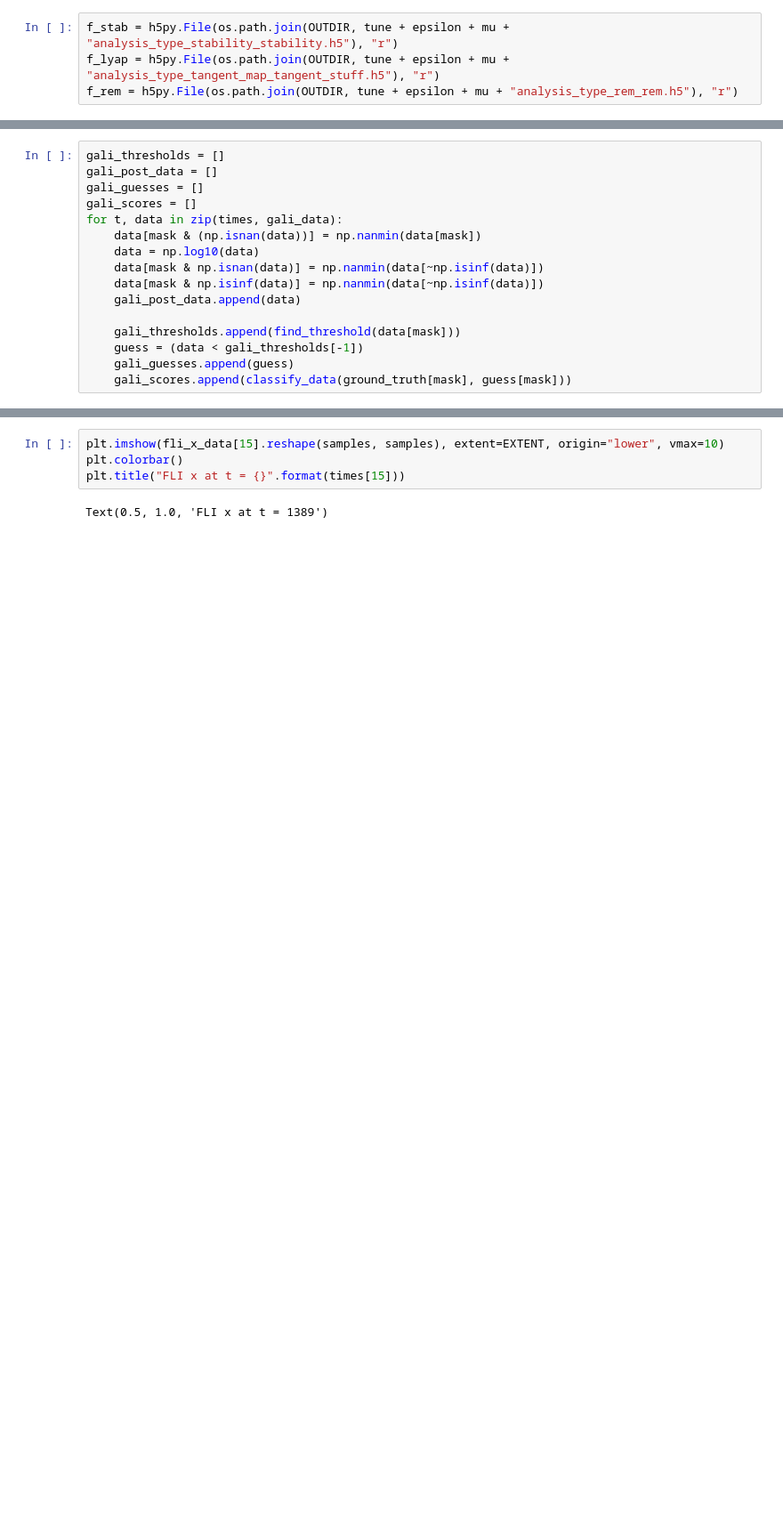
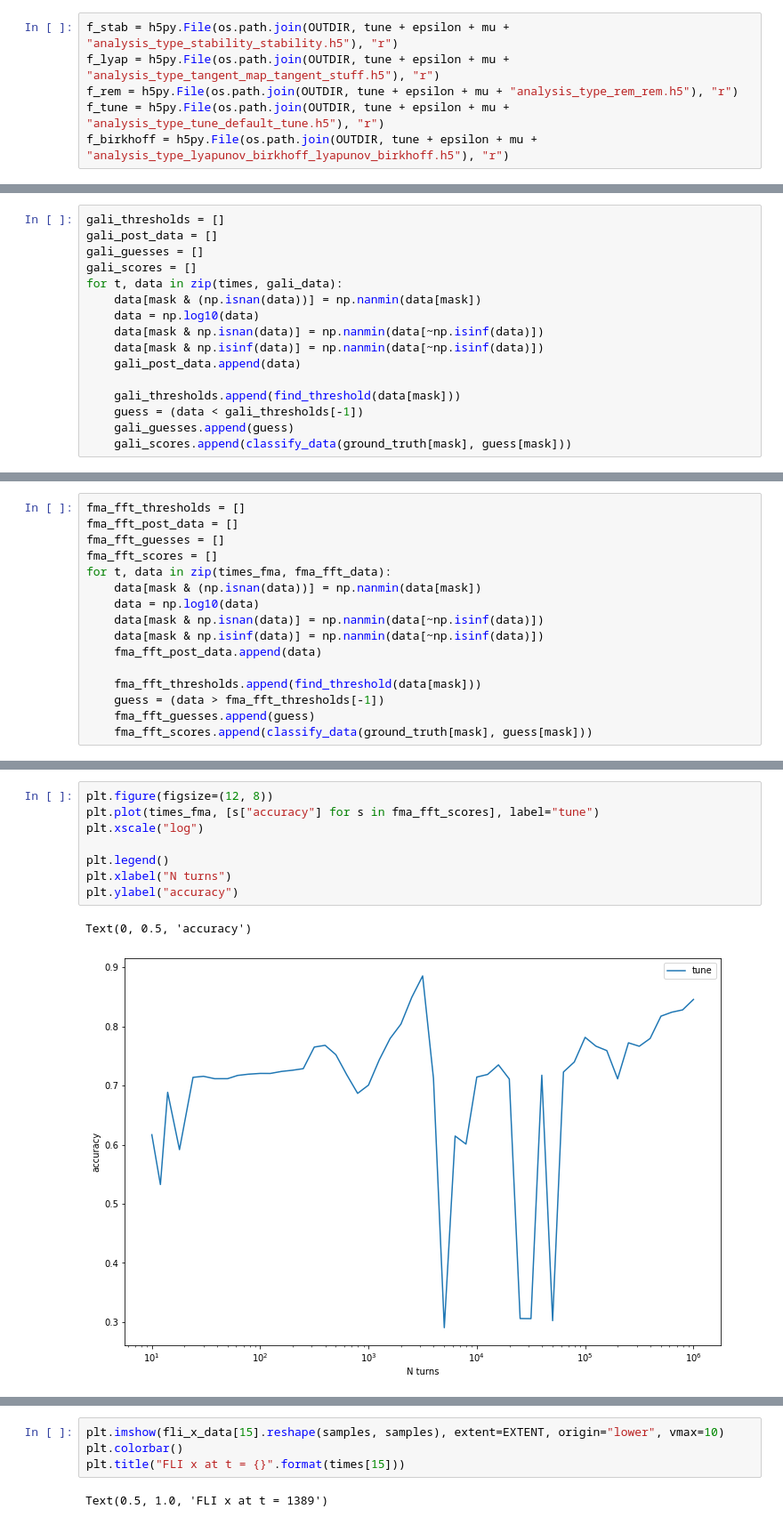
Before and after one commit to carlidel/tangent_map, a Jupyter notebook: 220914_focused_analysis/3_generalised_atlas.ipynb, the cells around one changed output, grey strips where cells are left out. Shown at 89% size. Saved outputs shown, nothing was run; the diff lists cells and outputs as text; blank space fills up the shorter version.

```diff
--- a/220914_focused_analysis/3_generalised_atlas.ipynb
+++ b/220914_focused_analysis/3_generalised_atlas.ipynb
@@ -28,3 +36,5 @@ samples = SAMPLES_PER_SIDE[0]
 f_stab = h5py.File(os.path.join(OUTDIR, tune + epsilon + mu + "analysis_type_stability_stability.h5"), "r")
 f_lyap = h5py.File(os.path.join(OUTDIR, tune + epsilon + mu + "analysis_type_tangent_map_tangent_stuff.h5"), "r")
 f_rem = h5py.File(os.path.join(OUTDIR, tune + epsilon + mu + "analysis_type_rem_rem.h5"), "r")
+f_tune = h5py.File(os.path.join(OUTDIR, tune + epsilon + mu + "analysis_type_tune_default_tune.h5"), "r")
+f_birkhoff = h5py.File(os.path.join(OUTDIR, tune + epsilon + mu + "analysis_type_lyapunov_birkhoff_lyapunov_birkhoff.h5"), "r")
@@ -335,0 +293,16 @@ for t, data in zip(times, gali_data):
+# %%
+fma_fft_thresholds = []
+fma_fft_post_data = []
+fma_fft_guesses = []
+fma_fft_scores = []
+for t, data in zip(times_fma, fma_fft_data):
+    data[mask & (np.isnan(data))] = np.nanmin(data[mask])
+    data = np.log10(data)
+    data[mask & np.isnan(data)] = np.nanmin(data[~np.isinf(data)])
+    data[mask & np.isinf(data)] = np.nanmin(data[~np.isinf(data)])
+    fma_fft_post_data.append(data)
+
+    fma_fft_thresholds.append(find_threshold(data[mask]))
+    guess = (data > fma_fft_thresholds[-1])
+    fma_fft_guesses.append(guess)
+    fma_fft_scores.append(classify_data(ground_truth[mask], guess[mask]))
@@ -335,0 +395,11 @@ for t, data in zip(times, gali_data):
+# %%
+plt.figure(figsize=(12, 8))
+plt.plot(times_fma, [s["accuracy"] for s in fma_fft_scores], label="tune")
+plt.xscale("log")
+
+plt.legend()
+plt.xlabel("N turns")
+plt.ylabel("accuracy")
+# %% [output]
+Text(0, 0.5, 'accuracy')
+[figure, added]
```
Also changed, not shown: parts of 54 cells of this notebook, 8 other files.
